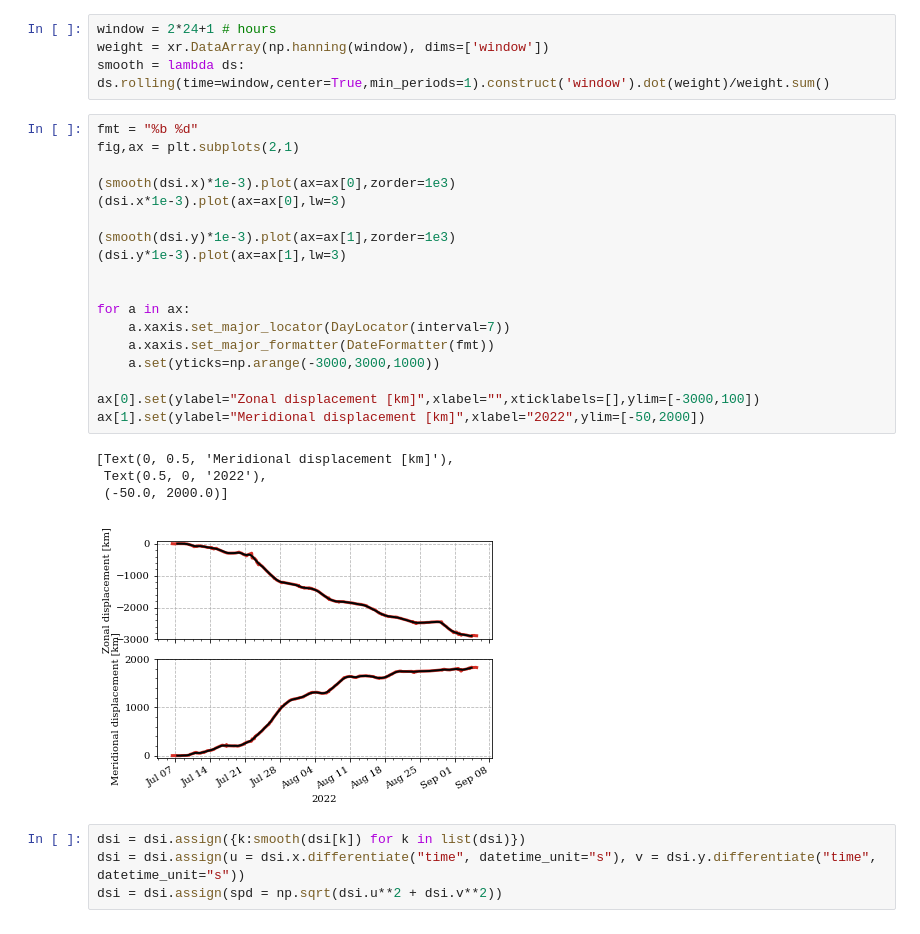
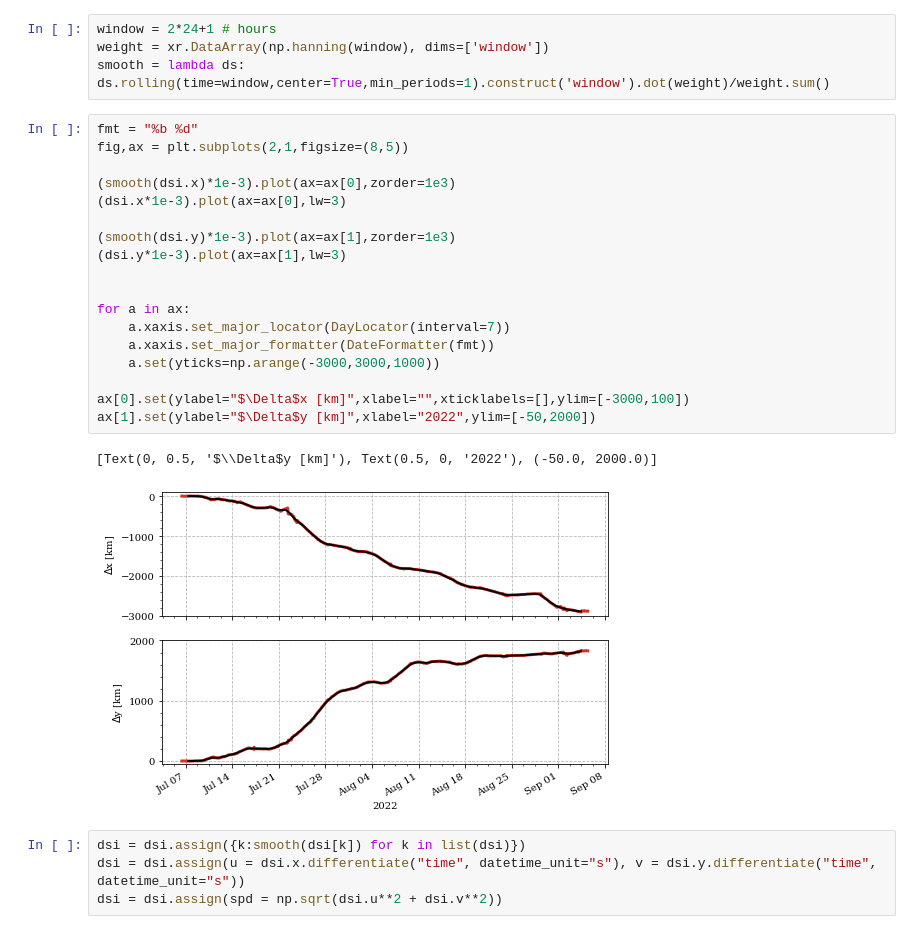
Before and after one commit to iuryt/tico_peixeboi, a Jupyter notebook: src/analysis.ipynb, the cells around one changed output. Cells and saved outputs as stored; diff of their text form.

```diff
--- a/src/analysis.ipynb
+++ b/src/analysis.ipynb
@@ -111,27 +111,25 @@ weight = xr.DataArray(np.hanning(window), dims=['window'])
 smooth = lambda ds: ds.rolling(time=window,center=True,min_periods=1).construct('window').dot(weight)/weight.sum()
 # %%
 fmt = "%b %d"
-fig,ax = plt.subplots(2,1)
+fig,ax = plt.subplots(2,1,figsize=(8,5))
 
 (smooth(dsi.x)*1e-3).plot(ax=ax[0],zorder=1e3)
 (dsi.x*1e-3).plot(ax=ax[0],lw=3)
 
 (smooth(dsi.y)*1e-3).plot(ax=ax[1],zorder=1e3)
 (dsi.y*1e-3).plot(ax=ax[1],lw=3)
 
 
 for a in ax:
     a.xaxis.set_major_locator(DayLocator(interval=7))
     a.xaxis.set_major_formatter(DateFormatter(fmt))
     a.set(yticks=np.arange(-3000,3000,1000))
 
-ax[0].set(ylabel="Zonal displacement [km]",xlabel="",xticklabels=[],ylim=[-3000,100])
-ax[1].set(ylabel="Meridional displacement [km]",xlabel="2022",ylim=[-50,2000])
+ax[0].set(ylabel="$\Delta$x [km]",xlabel="",xticklabels=[],ylim=[-3000,100])
+ax[1].set(ylabel="$\Delta$y [km]",xlabel="2022",ylim=[-50,2000])
 # %% [output]
-[Text(0, 0.5, 'Meridional displacement [km]'),
- Text(0.5, 0, '2022'),
- (-50.0, 2000.0)]
+[Text(0, 0.5, '$\\Delta$y [km]'), Text(0.5, 0, '2022'), (-50.0, 2000.0)]
-[figure, old version]
+[figure, new version]
 # %%
 dsi = dsi.assign({k:smooth(dsi[k]) for k in list(dsi)})
 dsi = dsi.assign(u = dsi.x.differentiate("time", datetime_unit="s"), v = dsi.y.differentiate("time", datetime_unit="s"))
```
